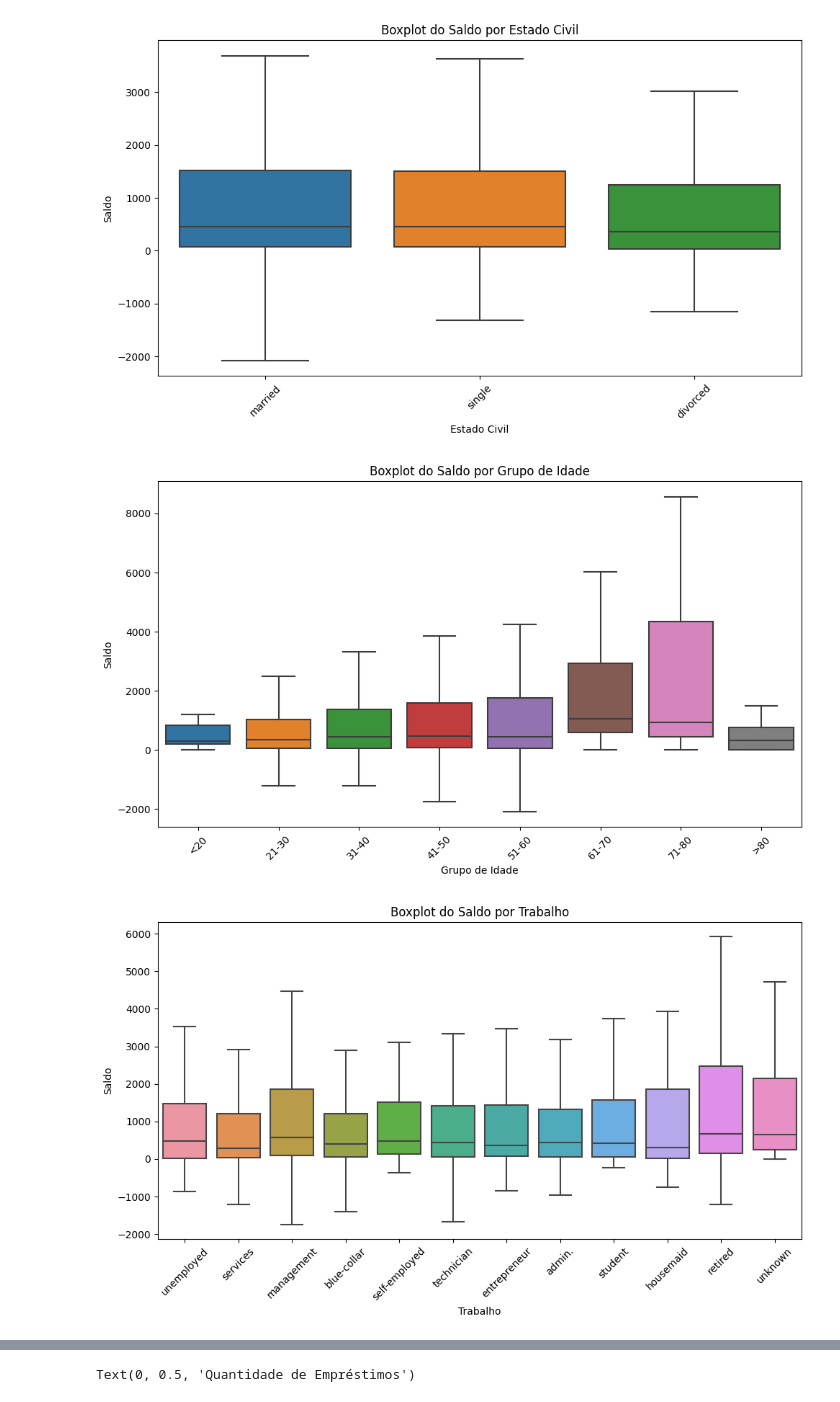
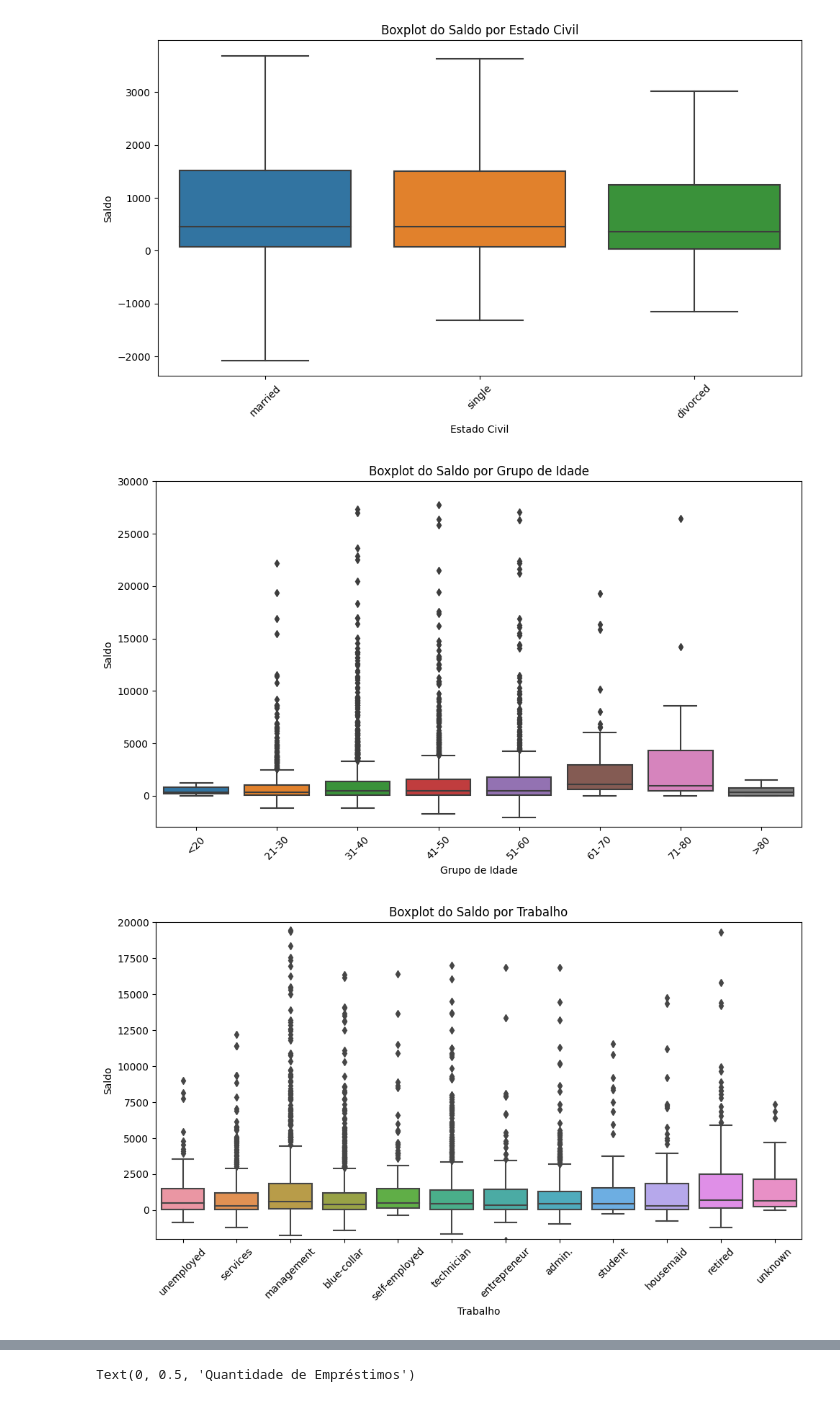
Before and after one commit to guilbd/Projeto_Tec_Prog_I_ADA_Santander_Coders2023, a Jupyter notebook: projeto.ipynb, the cells around one changed output, grey strips where cells are left out. Saved outputs shown, nothing was run; the diff lists cells and outputs as text; code cells hidden in the pictures.

Commit message:
fixed graphs

```diff
--- a/projeto.ipynb
+++ b/projeto.ipynb
@@ -525,31 +525,33 @@ plt.figure(figsize=(10, 6))
 
 # Cria um boxplot do saldo das contas correntes por grupo de idade
 # e remove os outliers (valores extremos) para melhor visualização
-sns.boxplot(data=df, x='grupo_idade', y='saldo_cc',  showfliers=False)
+sns.boxplot(data=df, x='grupo_idade', y='saldo_cc')
 plt.title('Boxplot do Saldo por Grupo de Idade')
 plt.xlabel('Grupo de Idade')
 plt.ylabel('Saldo')
+plt.ylim(bottom=-3000, top=30000)
 plt.xticks(rotation=45)
 plt.tight_layout()
 plt.show()
 # %% [output]
-[figure, old version]
+[figure, new version]
 # %%
 # Define o tamanho da figura (largura, altura)
 plt.figure(figsize=(10, 6))
 
 # Cria um boxplot do saldo das contas correntes por trabalho
 # e remove os outliers (valores extremos) para melhor visualização
-sns.boxplot(data=df, x='trabalho', y='saldo_cc',  showfliers=False)
+sns.boxplot(data=df, x='trabalho', y='saldo_cc')
 plt.title('Boxplot do Saldo por Trabalho')
 plt.xlabel('Trabalho')
 plt.ylabel('Saldo')
+plt.ylim(bottom=-2000, top=20000)
 
 # Rotaciona os rótulos do eixo x para melhor legibilidade
 plt.xticks(rotation=45)
 
 # Ajusta o layout para evitar cortes nos rótulos e títulos
 plt.tight_layout()
 plt.show()
 # %% [output]
-[figure, old version]
+[figure, new version]
```
Also changed, not shown: parts of 2 cells of this notebook.
